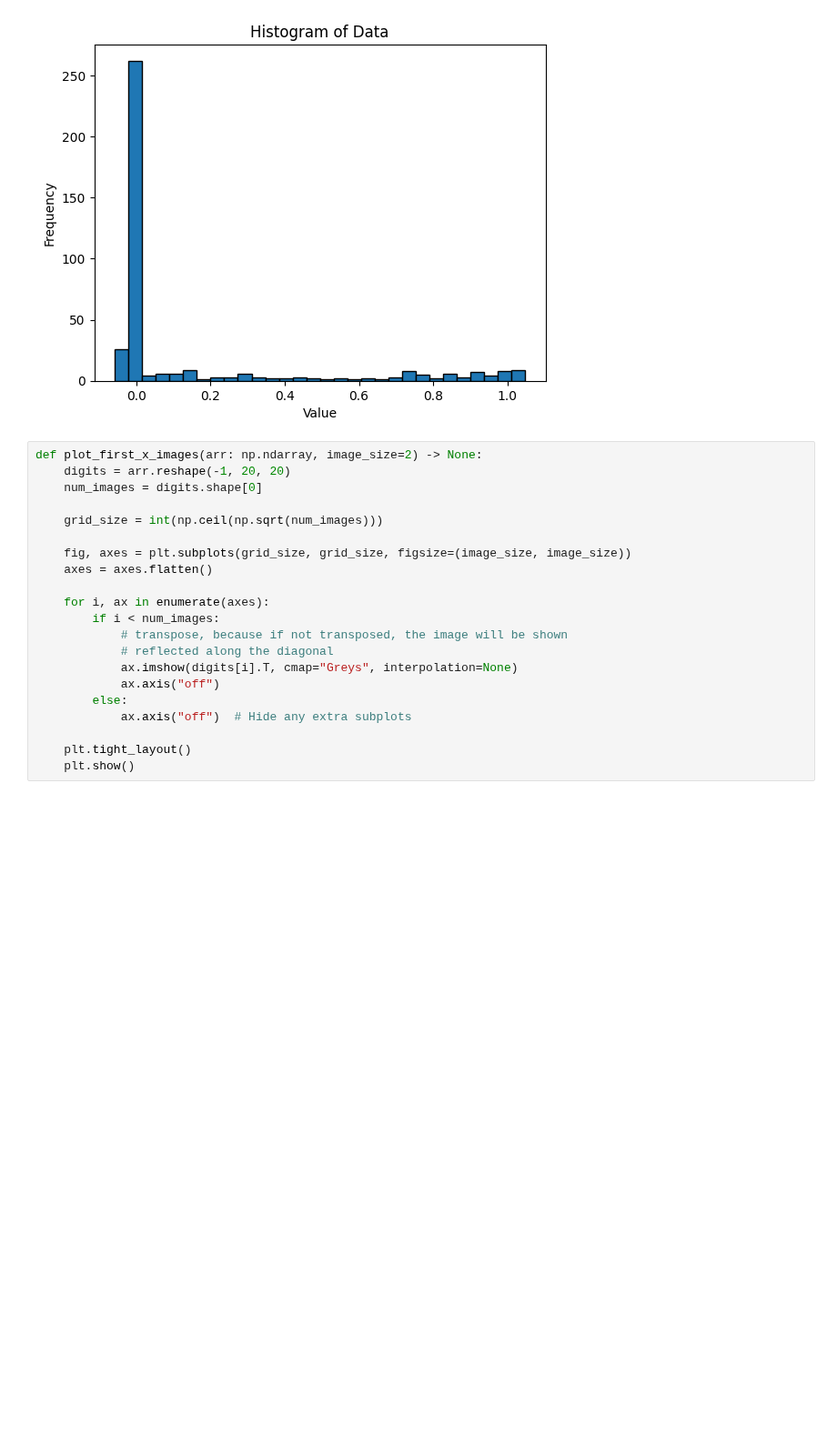
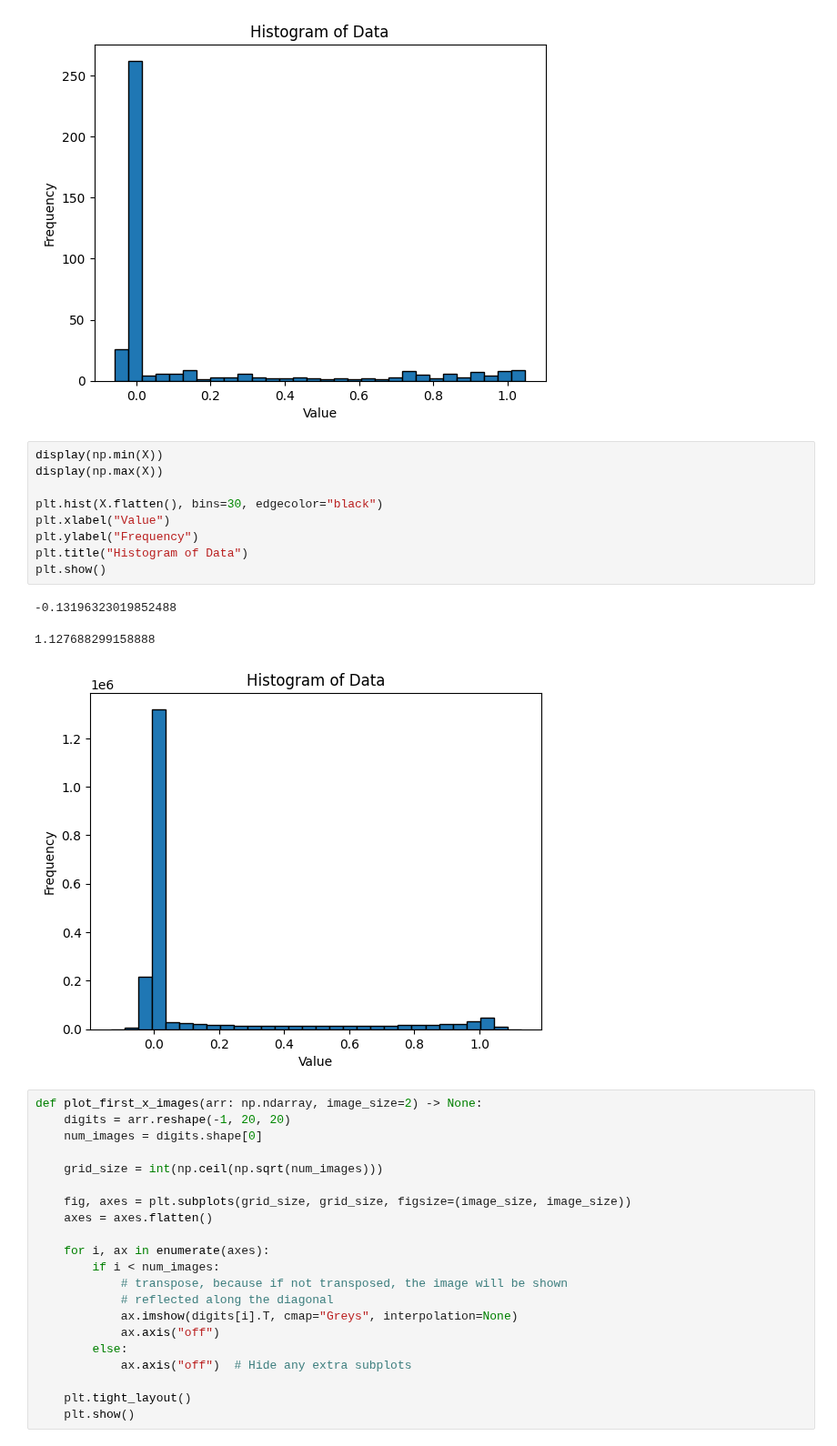
Before and after one commit to JouhC/ai-linearalgebra-probsets, a Jupyter notebook: notebooks/ps3_ann.ipynb, the cells around one changed output. Shown at 91% size. Saved outputs shown, nothing was run; the diff lists cells and outputs as text; blank space fills up the shorter version.

```diff
--- a/notebooks/ps3_ann.ipynb
+++ b/notebooks/ps3_ann.ipynb
@@ -181,6 +181,19 @@ plt.title("Histogram of Data")
 plt.show()
 # %% [output]
 [figure]
+# %%
+display(np.min(X))
+display(np.max(X))
+
+plt.hist(X.flatten(), bins=30, edgecolor="black")
+plt.xlabel("Value")
+plt.ylabel("Frequency")
+plt.title("Histogram of Data")
+plt.show()
+# %% [output]
+-0.13196323019852488
+1.127688299158888
+[figure, added]
 # %%
 def plot_first_x_images(arr: np.ndarray, image_size=2) -> None:
     digits = arr.reshape(-1, 20, 20)
```
Also changed, not shown: parts of 7 cells of this notebook, 13 other files.
